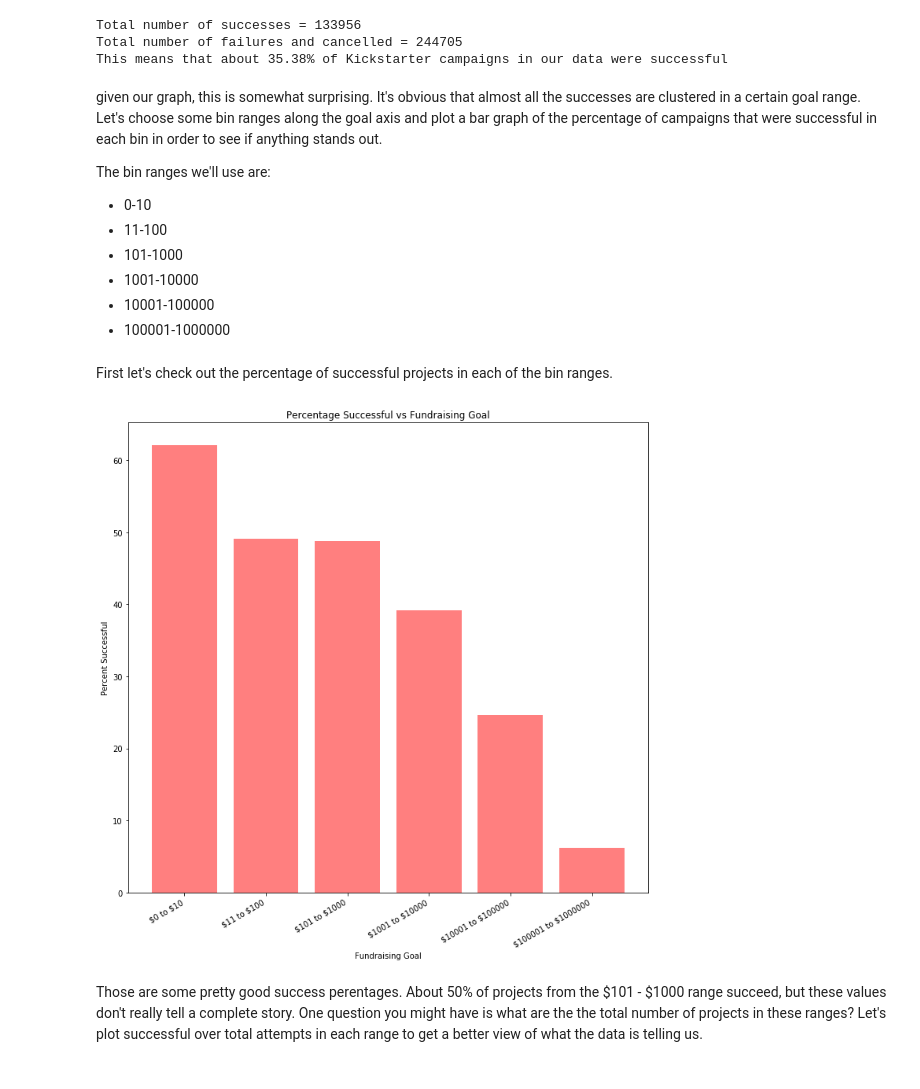
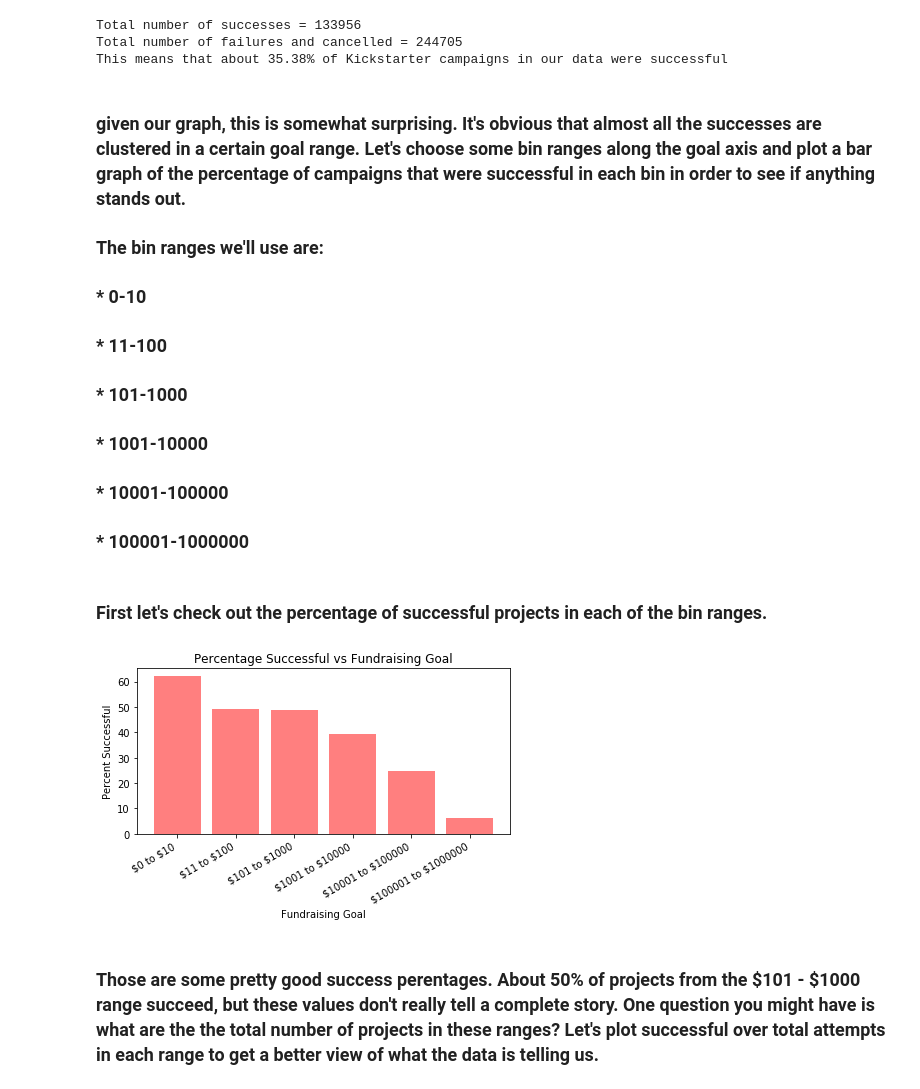
Before and after one commit to ibeckermayer/DockerHackathon, a Jupyter notebook: Hackathon Demo.ipynb, the cells around one changed output. Saved outputs shown, nothing was run; the diff lists cells and outputs as text; code cells hidden in the pictures.

```diff
--- a/Hackathon Demo.ipynb
+++ b/Hackathon Demo.ipynb
@@ -91,15 +92,15 @@ Total number of successes = 133956
 Total number of failures and cancelled = 244705
 This means that about 35.38% of Kickstarter campaigns in our data were successful
 # %% [markdown]
-given our graph, this is somewhat surprising. It's obvious that almost all the successes are clustered in a certain goal range. Let's choose some bin ranges along the goal axis and plot a bar graph of the percentage of campaigns that were successful in each bin in order to see if anything stands out.
+### given our graph, this is somewhat surprising. It's obvious that almost all the successes are clustered in a certain goal range. Let's choose some bin ranges along the goal axis and plot a bar graph of the percentage of campaigns that were successful in each bin in order to see if anything stands out.
 
-The bin ranges we'll use are:
-* 0-10
-* 11-100
-* 101-1000
-* 1001-10000
-* 10001-100000
-* 100001-1000000
+### The bin ranges we'll use are:
+### * 0-10
+### * 11-100
+### * 101-1000
+### * 1001-10000
+### * 10001-100000
+### * 100001-1000000
 # %%
 bin_ranges = ((0, 10), (11, 100), (101, 1000), (1001, 10000), (10001, 100000), (100001, 1000000))
 def get_att_in_range(df, lower, upper):
@@ -111,25 +112,24 @@ def get_succ_in_range(df, lower, upper):
 def get_perc_suc_in_range(df, lower, upper):
     return get_succ_in_range(df, lower, upper)/get_att_in_range(df, lower, upper) * 100
 # %% [markdown]
-First let's check out the percentage of successful projects in each of the bin ranges.
+### First let's check out the percentage of successful projects in each of the bin ranges.
 # %%
 fig2, ax2 = plt.subplots()
 percent_succ_in_range = [get_perc_suc_in_range(df, br[0], br[1]) for br in bin_ranges]
 b1, b2, b3, b4, b5, b6 = ax2.bar(np.arange(1,7), percent_succ_in_range, color='r', alpha=0.5)
 x_labs = ["\$"+ str(br[0]) + " to \$" +str(br[1]) for br in bin_ranges]
 ax2.set_xticks(np.arange(1,7))
 ax2.set_xticklabels(x_labs, rotation=30, ha='right')
 ax2.set_xlabel('Fundraising Goal')
 ax2.set_ylabel('Percent Successful')
 ax2.set_title('Percentage Successful vs Fundraising Goal')
-fig2.set_figheight(10)
-fig2.set_figwidth(10)
+
 plt.tight_layout()
 plt.show(block=False)
 # %% [output]
-[figure, old version]
+[figure, new version]
 # %% [markdown]
-Those are some pretty good success perentages. About 50% of projects from the \$101 - \$1000 range succeed, but these values don't really tell a complete story. One question you might have is what are the the total number of projects in these ranges? Let's plot successful over total attempts in each range to get a better view of what the data is telling us.
+### Those are some pretty good success perentages. About 50% of projects from the \$101 - \$1000 range succeed, but these values don't really tell a complete story. One question you might have is what are the the total number of projects in these ranges? Let's plot successful over total attempts in each range to get a better view of what the data is telling us.
 # %%
 def label_rects(ax, rects, labs):
     i = 0
```
Also changed, not shown: parts of 17 cells of this notebook.
